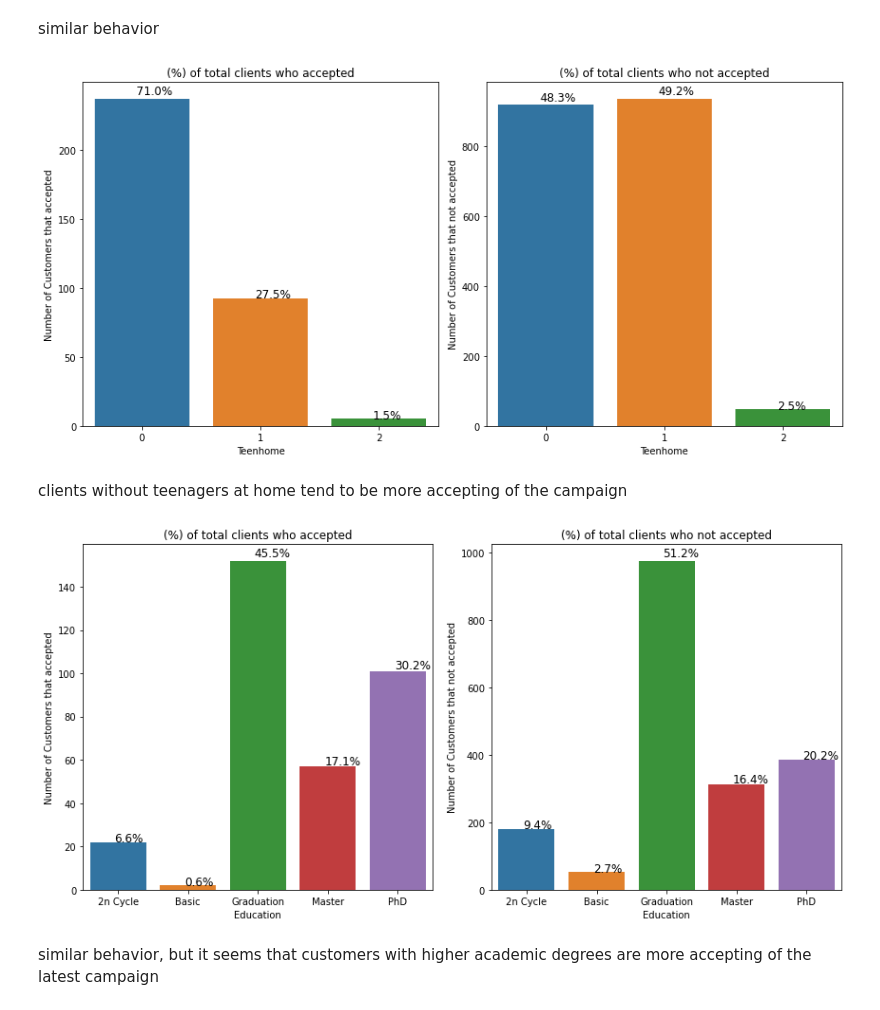
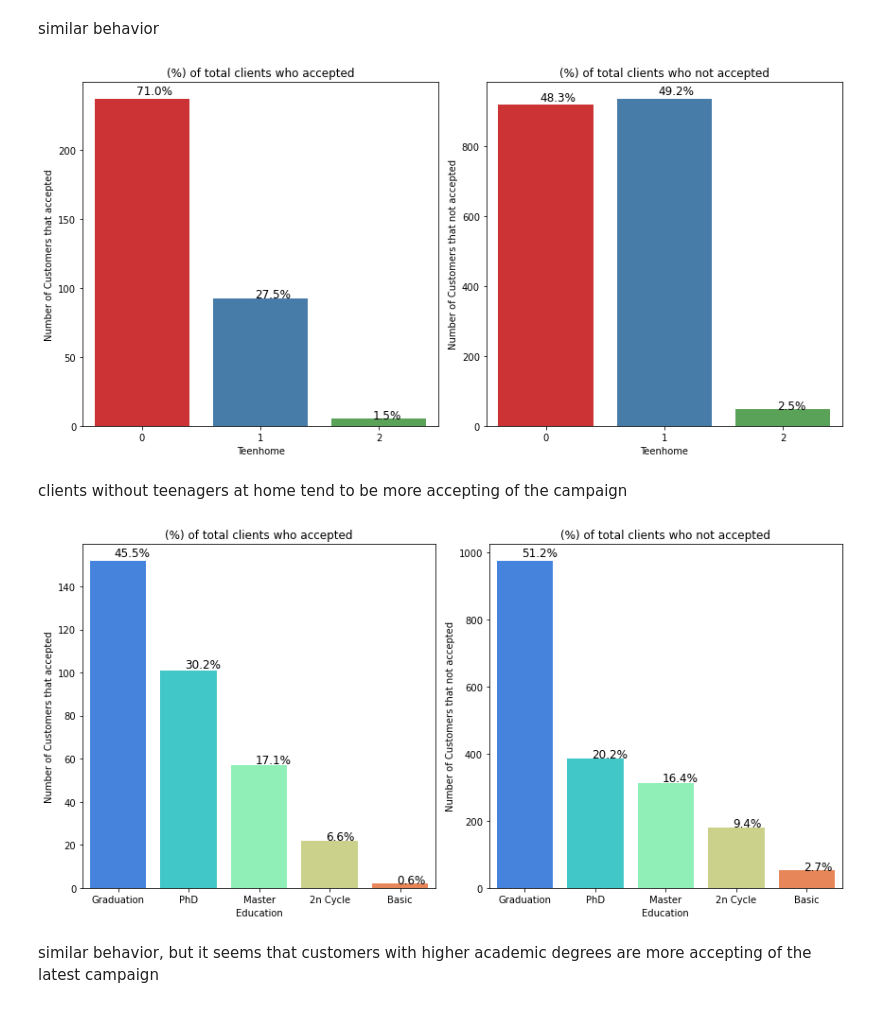
Before and after one commit to mhnasser/marketing_campaign_analysis, a Jupyter notebook: 03_notebooks/00_pre_modeling_analysis.ipynb, the cells around one changed output. Drawn from its saved outputs; the diff is of its cells as text; code cells hidden in the pictures.

```diff
--- a/03_notebooks/00_pre_modeling_analysis.ipynb
+++ b/03_notebooks/00_pre_modeling_analysis.ipynb
@@ -417,14 +428,16 @@ fig.set_figheight(6)
 fig.set_figwidth(12)
 
 plt.subplot(1,2,1)
-ax = sns.countplot(x = 'Teenhome', data = df_positive)
+ax = sns.countplot(x = 'Teenhome', data = df_positive,
+                   palette = 'Set1')
 plt.ylabel('Number of Customers that accepted')
 plt.title('(%) of total clients who accepted')
 
 show_percentage_on_plot(ax, df_positive.Teenhome)
 
 plt.subplot(1,2,2)
-ax = sns.countplot(x = 'Teenhome', data = df_negative)
+ax = sns.countplot(x = 'Teenhome', data = df_negative,
+                   palette = 'Set1')
 plt.ylabel('Number of Customers that not accepted')
 plt.title('(%) of total clients who not accepted')
 
@@ -433,32 +446,36 @@ show_percentage_on_plot(ax, df_negative.Teenhome)
 fig.tight_layout()
 plt.show()
 # %% [output]
-[figure, old version]
+[figure, new version]
 # %% [markdown]
 clients without teenagers at home tend to be more accepting of the campaign
 # %%
 fig = plt.figure()
 fig.set_figheight(6)
 fig.set_figwidth(12)
 
 plt.subplot(1,2,1)
-ax = sns.countplot(x = 'Education', data = df_positive)
+ax = sns.countplot(x = 'Education', data = df_positive,
+                   order = df_positive['Education'].value_counts().index,
+                   palette = 'rainbow')
 plt.ylabel('Number of Customers that accepted')
 plt.title('(%) of total clients who accepted')
 
 show_percentage_on_plot(ax, df_positive.Education)
 
 plt.subplot(1,2,2)
-ax = sns.countplot(x = 'Education', data = df_negative)
+ax = sns.countplot(x = 'Education', data = df_negative,
+                  order = df_negative['Education'].value_counts().index,
+                   palette = 'rainbow')
 plt.ylabel('Number of Customers that not accepted')
 plt.title('(%) of total clients who not accepted')
 
 show_percentage_on_plot(ax, df_negative.Education)
 
 fig.tight_layout()
 plt.show()
 # %% [output]
-[figure, old version]
+[figure, new version]
 # %% [markdown]
 similar behavior, but it seems that customers with higher academic degrees are more accepting of the latest campaign
 # %%
```
Also changed, not shown: parts of 14 cells of this notebook, 1 other file.
